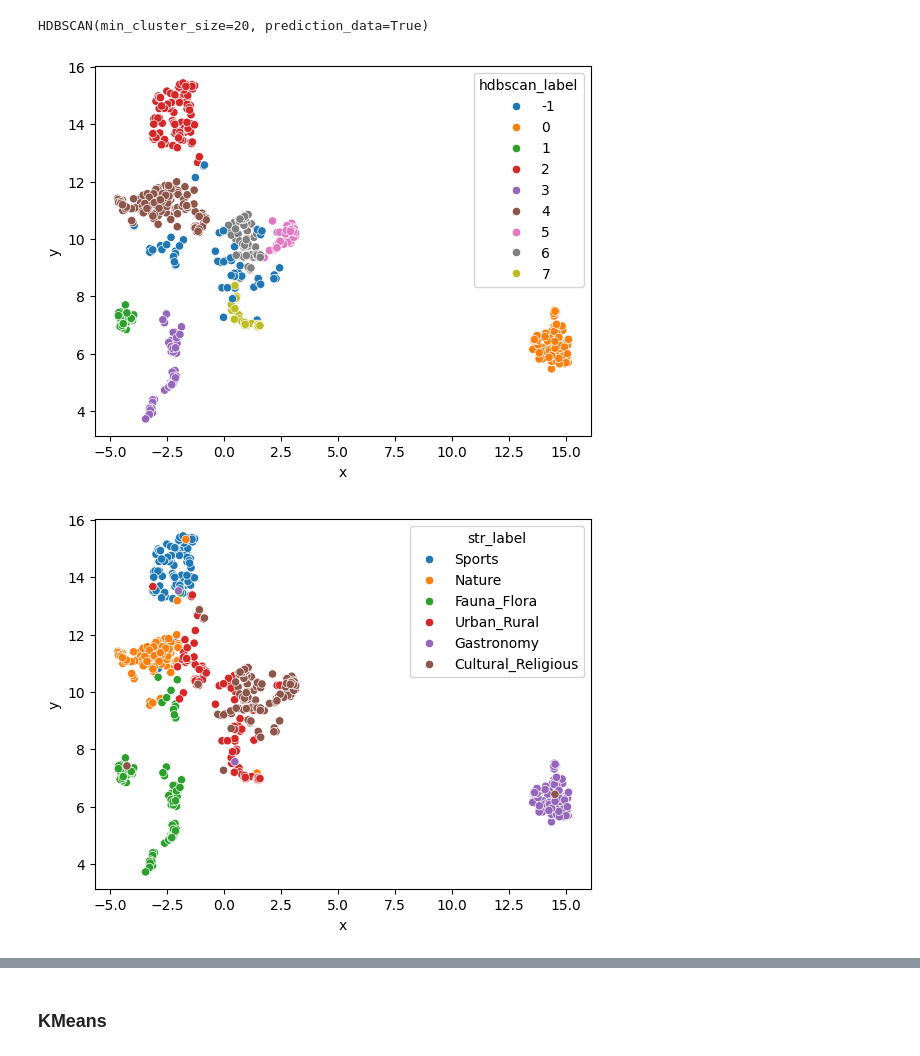
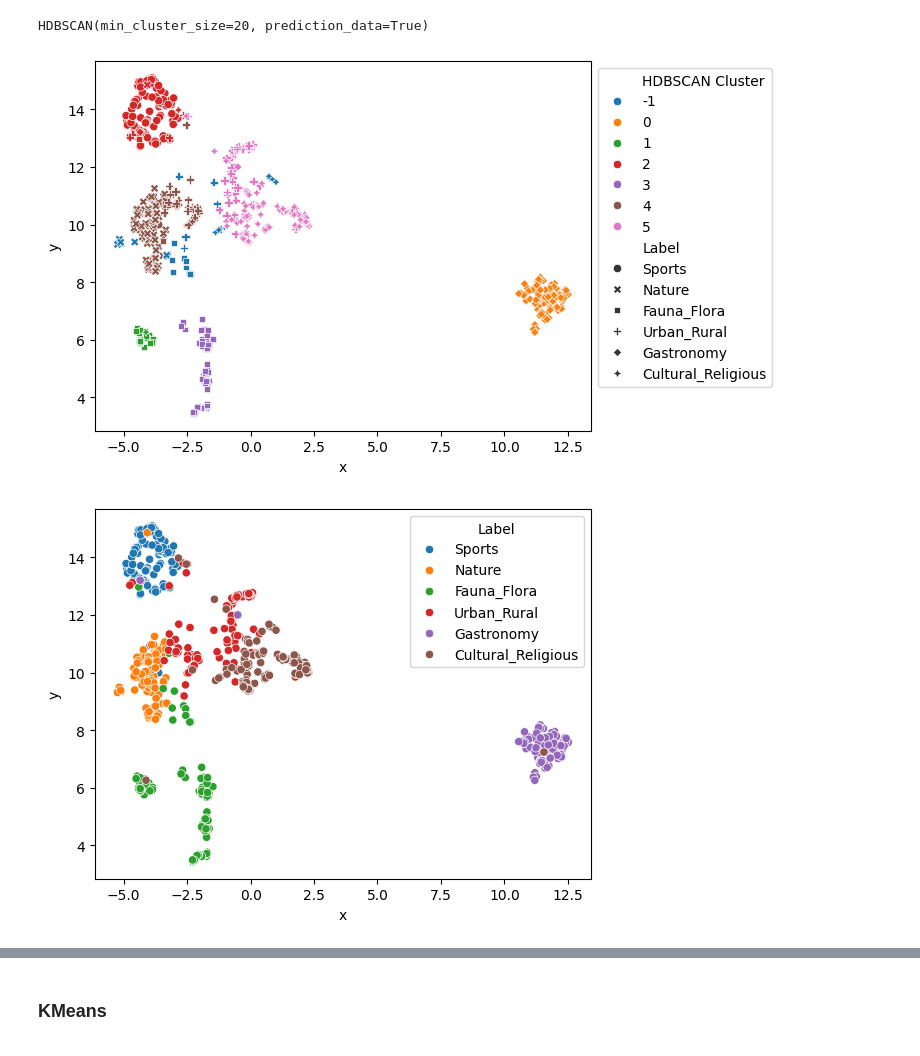
Before and after one commit to SHNacho/image-topic-clustering, a Jupyter notebook: src/caption-clustering.ipynb, the cells around one changed output, grey strips where cells are left out. Saved outputs shown, nothing was run; the diff lists cells and outputs as text; code cells hidden in the pictures.

```diff
--- a/src/caption-clustering.ipynb
+++ b/src/caption-clustering.ipynb
@@ -34,8 +34,8 @@ Using cuda
 ## Read data
 # %%
 data_dir = "../data"
-train_data_path = os.path.join(data_dir, 'train_data.json')
-test_data_path = os.path.join(data_dir, 'test_data.json')
+train_data_path = os.path.join(data_dir, 'train_data_llava.json')
+test_data_path = os.path.join(data_dir, 'test_data_llava.json')
 models_dir = "../models"
 
 def generate_df_from_json(json_path):
@@ -68,9 +68,9 @@ label2id = {
 }
 
 train_df = generate_df_from_json(train_data_path)
-train_df['str_label'] = train_df['label'].replace(id2label)
+train_df['Label'] = train_df['label'].replace(id2label)
 test_df = generate_df_from_json(test_data_path)
-test_df['str_label'] = test_df['label'].replace(id2label)
+test_df['Label'] = test_df['label'].replace(id2label)
 
 #train_data = Dataset.from_pandas(train_df).train_test_split(test_size=0.15, seed=4999)
 #test_data = Dataset.from_pandas(train_df)
@@ -126,21 +127,22 @@ clusterer.fit(train_reduced)
 # %% [output]
 HDBSCAN(min_cluster_size=20, prediction_data=True)
 # %%
-train_df['hdbscan_label'] = clusterer.labels_
-sns.scatterplot(
-    train_df, x='x', y='y', hue='hdbscan_label',
+train_df['HDBSCAN Cluster'] = clusterer.labels_
+ax = sns.scatterplot(
+    train_df, x='x', y='y', hue='HDBSCAN Cluster', style='Label',
     palette=sns.color_palette("tab10", n_colors=10)
 )
+ax.legend(loc='upper left', bbox_to_anchor=(1, 1))  # Position outside the plot
 plt.show()
 
 sns.scatterplot(
-    train_df, x='x', y='y', hue='str_label',
+    train_df, x='x', y='y', hue='Label',
     palette=sns.color_palette("tab10", n_colors=6)
 )
 plt.show()
 # %% [output]
-[figure, old version]
+[figure, new version]
-[figure, old version]
+[figure, new version]
 # %%
 clusterer.condensed_tree_.plot(
     select_clusters=True,
```
Also changed, not shown: parts of 7 cells of this notebook.
